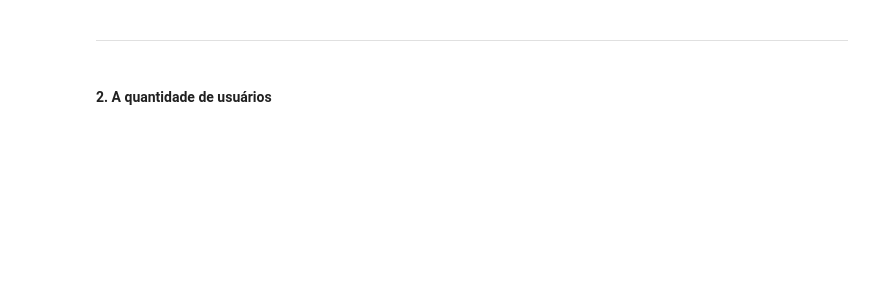
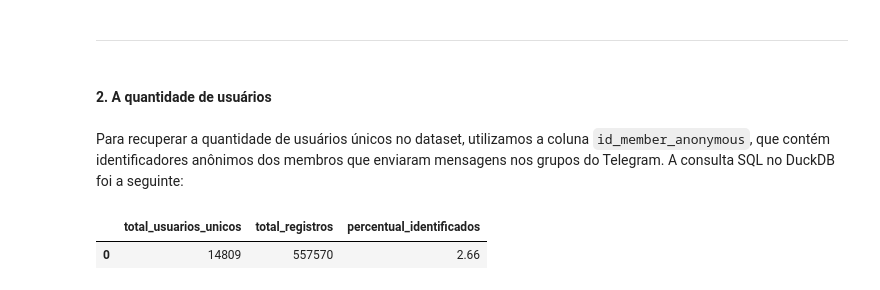
Before and after one commit to EstherMart/Data-Mining, a Jupyter notebook: Lista02_ExtracaoDeDados/extracao.ipynb, the cells around one changed output. Drawn from its saved outputs; the diff is of its cells as text; code cells hidden in the pictures; blank space fills up the shorter version.

```diff
--- a/Lista02_ExtracaoDeDados/extracao.ipynb
+++ b/Lista02_ExtracaoDeDados/extracao.ipynb
@@ -321,3 +327,19 @@ conn.execute("""
 ---
 # %% [markdown]
 #### **2**. A quantidade de usuários
+# %% [markdown]
+Para recuperar a quantidade de usuários únicos no dataset, utilizamos a coluna `id_member_anonymous`, que contém identificadores anônimos dos membros que enviaram mensagens nos grupos do Telegram. A consulta SQL no DuckDB foi a seguinte:
+# %%
+# Consulta para contar usuários únicos
+qtd_usuarios = conn.execute("""
+    SELECT
+    COUNT(DISTINCT id_member_anonymous) AS total_usuarios_unicos,
+    COUNT(*) AS total_registros,
+    ROUND(COUNT(DISTINCT id_member_anonymous) * 100.0 / COUNT(*), 2) AS percentual_identificados
+    FROM tabela_dados
+""").fetchdf()
+
+display(qtd_usuarios)
+# %% [output]
+|  | total_usuarios_unicos | total_registros | percentual_identificados |
+| 0 | 14809 | 557570 | 2.66 |
```
Also changed, not shown: parts of 17 cells of this notebook.
